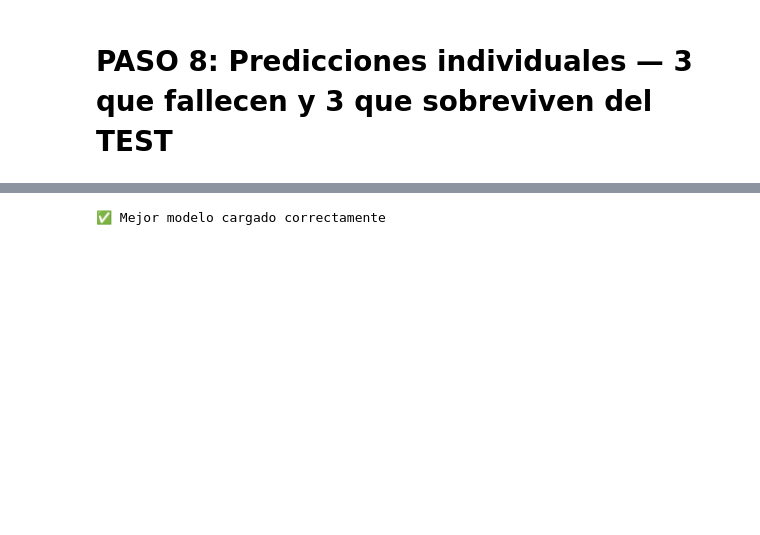
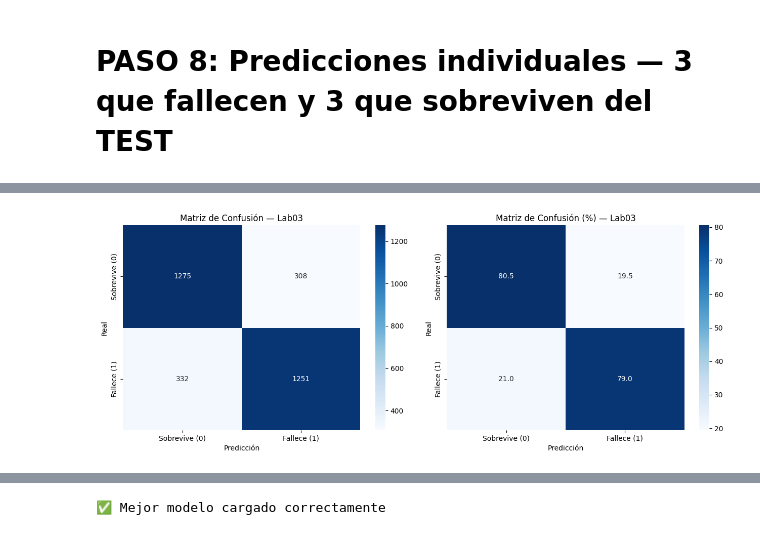
Before and after one commit to Yelmi95/IA_SIS420, a Jupyter notebook: Lab05_Pythor.ipynb, the cells around one changed output, grey strips where cells are left out. Saved outputs shown, nothing was run; the diff lists cells and outputs as text; code cells hidden in the pictures; blank space fills up the shorter version.

```diff
--- a/Lab05_Pythor.ipynb
+++ b/Lab05_Pythor.ipynb
@@ -493,7 +590,14 @@ def featureNormalize(X):
     X_norm = (X - mu) / sigma
     return X_norm, mu, sigma
 
-X_norm, mu, sigma = featureNormalize(X)
+# mu y sigma calculados SOLO con train
+X_train_norm, mu, sigma = featureNormalize(X_train_np)
+
+# aplicar esos mismos parámetros al test
+X_test_norm = (X_test_np - mu) / sigma
+
 print(f"Normalización aplicada ✅")
+print(f"Train normalizado: {X_train_norm.shape}")
+print(f"Test  normalizado: {X_test_norm.shape}")
 # %% [output]
 Normalización aplicada ✅
@@ -807 +859,66 @@ Paciente     P(Fallece)      Prediccion   Real     Estado
 ═══════════════════════════════════════════════════════
+# %%
+# MATRIZ DE CONFUSIÓN — Lab03
+from sklearn.metrics import confusion_matrix, classification_report
+import matplotlib.pyplot as plt
+import seaborn as sns
+
+model.eval()
+y_preds = []
+y_reals = []
+
+with torch.no_grad():
+    for x_b, y_b in test_loader:
+        y_pred  = model(x_b).squeeze()
+        y_clase = (y_pred >= 0.5).float()
+        y_preds.extend(y_clase.cpu().numpy())
+        y_reals.extend(y_b.cpu().numpy())
+
+y_preds = np.array(y_preds).astype(int)
+y_reals = np.array(y_reals).astype(int)
+
+# Calcular matriz
+cm = confusion_matrix(y_reals, y_preds)
+
+# Gráfica
+fig, axes = plt.subplots(1, 2, figsize=(13, 5))
+
+# Matriz de confusión
+sns.heatmap(
+    cm,
+    annot=True,
+    fmt='d',
+    cmap='Blues',
+    xticklabels=['Sobrevive (0)', 'Fallece (1)'],
+    yticklabels=['Sobrevive (0)', 'Fallece (1)'],
+    ax=axes[0]
+)
+axes[0].set_xlabel('Predicción')
+axes[0].set_ylabel('Real')
+axes[0].set_title('Matriz de Confusión — Lab03')
+
+# Matriz normalizada (en porcentaje)
+cm_norm = cm.astype('float') / cm.sum(axis=1)[:, np.newaxis] * 100
+sns.heatmap(
+    cm_norm,
+    annot=True,
+    fmt='.1f',
+    cmap='Blues',
+    xticklabels=['Sobrevive (0)', 'Fallece (1)'],
+    yticklabels=['Sobrevive (0)', 'Fallece (1)'],
+    ax=axes[1]
+)
+axes[1].set_xlabel('Predicción')
+axes[1].set_ylabel('Real')
+axes[1].set_title('Matriz de Confusión (%) — Lab03')
+
+plt.tight_layout()
+plt.show()
+
+# Reporte
+print(classification_report(
+    y_reals, y_preds,
+    target_names=['Sobrevive', 'Fallece']
+))
+# %% [output]
+[figure, added]
```
Also changed, not shown: parts of 35 cells of this notebook.
